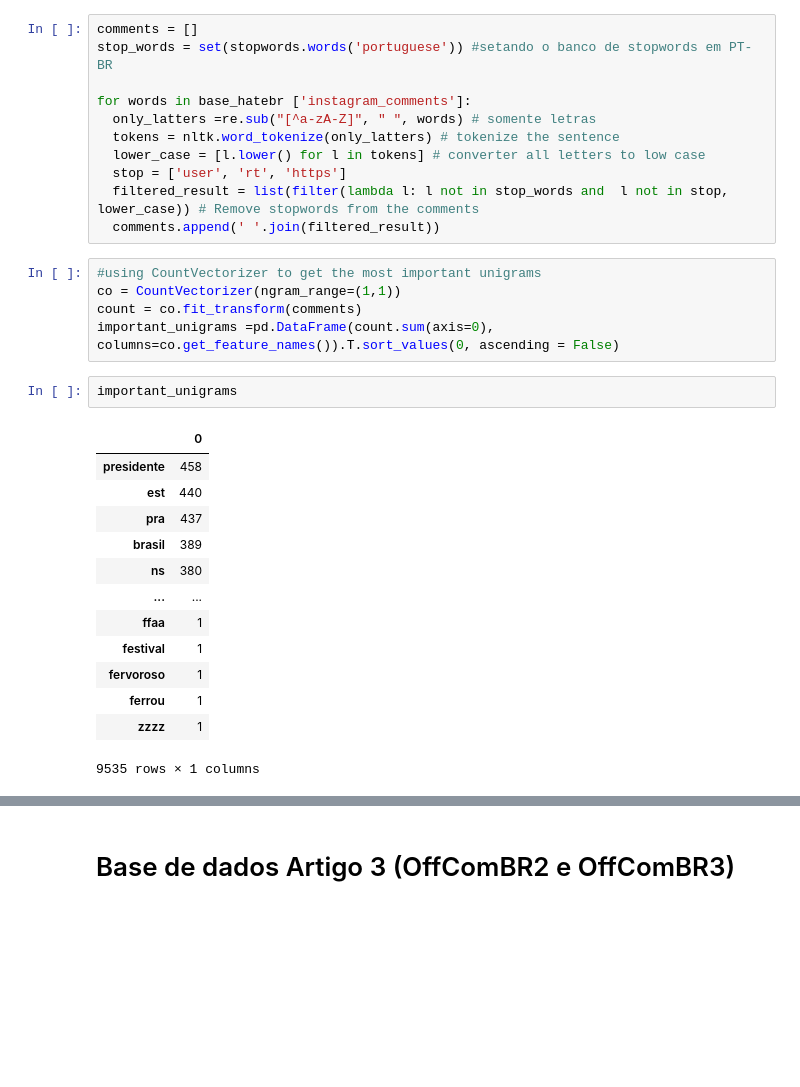
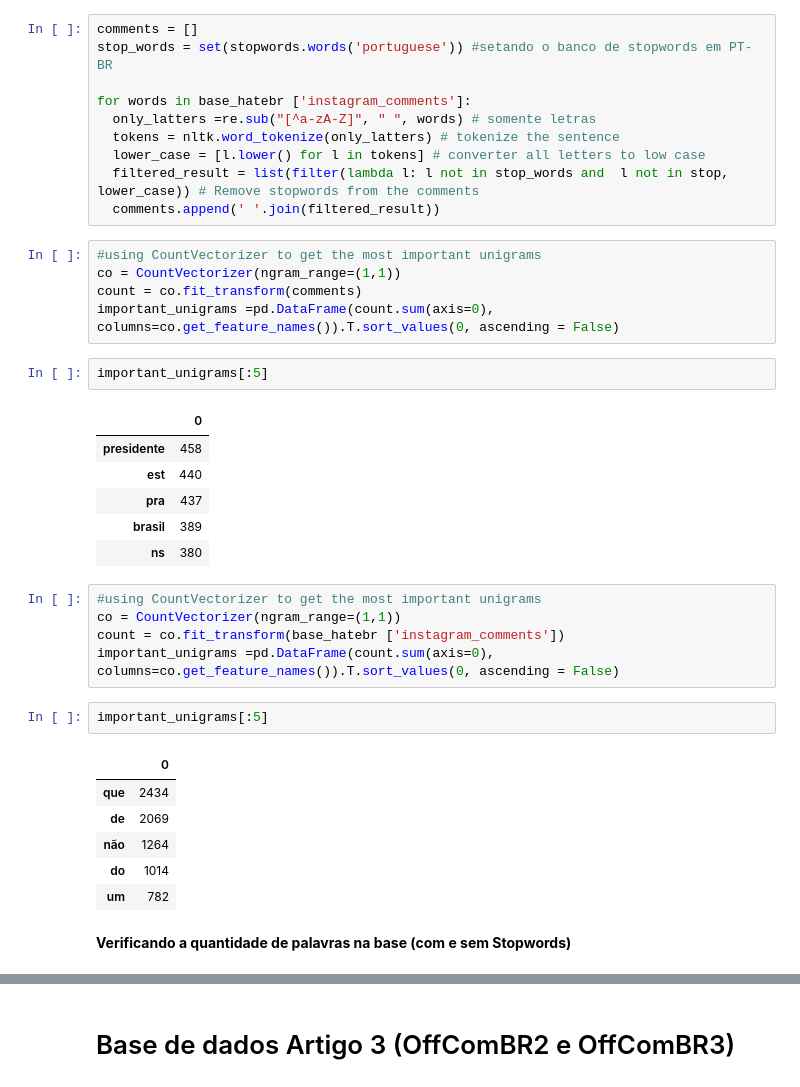
Before and after one commit to GGMmattos/Modelo-de-Deteccao-de-Linguagem-Ofensiva, a Jupyter notebook: PIC_Construção_de_modelos_de_detecção_automática_de_linguagem_ofensiva_e_ou_de_ódio_em_língua_portuguesa_.ipynb, the cells around one changed output, grey strips where cells are left out. Saved outputs shown, nothing was run; the diff lists cells and outputs as text; blank space fills up the shorter version.

```diff
--- a/PIC_Construção_de_modelos_de_detecção_automática_de_linguagem_ofensiva_e_ou_de_ódio_em_língua_portuguesa_.ipynb
+++ b/PIC_Construção_de_modelos_de_detecção_automática_de_linguagem_ofensiva_e_ou_de_ódio_em_língua_portuguesa_.ipynb
@@ -292,7 +317,6 @@ for words in base_hatebr ['instagram_comments']:
   only_latters =re.sub("[^a-zA-Z]", " ", words) # somente letras
   tokens = nltk.word_tokenize(only_latters) # tokenize the sentence
   lower_case = [l.lower() for l in tokens] # converter all letters to low case
-  stop = ['user', 'rt', 'https']
   filtered_result = list(filter(lambda l: l not in stop_words and  l not in stop, lower_case)) # Remove stopwords from the comments
   comments.append(' '.join(filtered_result))
 # %%
@@ -301,18 +325,27 @@ co = CountVectorizer(ngram_range=(1,1))
 count = co.fit_transform(comments)
 important_unigrams =pd.DataFrame(count.sum(axis=0), columns=co.get_feature_names()).T.sort_values(0, ascending = False)
 # %%
-important_unigrams
+important_unigrams[:5]
 # %% [output]
 |  | 0 |
 | presidente | 458 |
 | est | 440 |
 | pra | 437 |
 | brasil | 389 |
 | ns | 380 |
-| ... | ... |
-| ffaa | 1 |
-| festival | 1 |
-| fervoroso | 1 |
-| ferrou | 1 |
-| zzzz | 1 |
-9535 rows × 1 columns
+# %%
+#using CountVectorizer to get the most important unigrams
+co = CountVectorizer(ngram_range=(1,1))
+count = co.fit_transform(base_hatebr ['instagram_comments'])
+important_unigrams =pd.DataFrame(count.sum(axis=0), columns=co.get_feature_names()).T.sort_values(0, ascending = False)
+# %%
+important_unigrams[:5]
+# %% [output]
+|  | 0 |
+| que | 2434 |
+| de | 2069 |
+| não | 1264 |
+| do | 1014 |
+| um | 782 |
+# %% [markdown]
+**Verificando a quantidade de palavras na base (com e sem Stopwords)**
```
Also changed, not shown: parts of 39 cells of this notebook.
